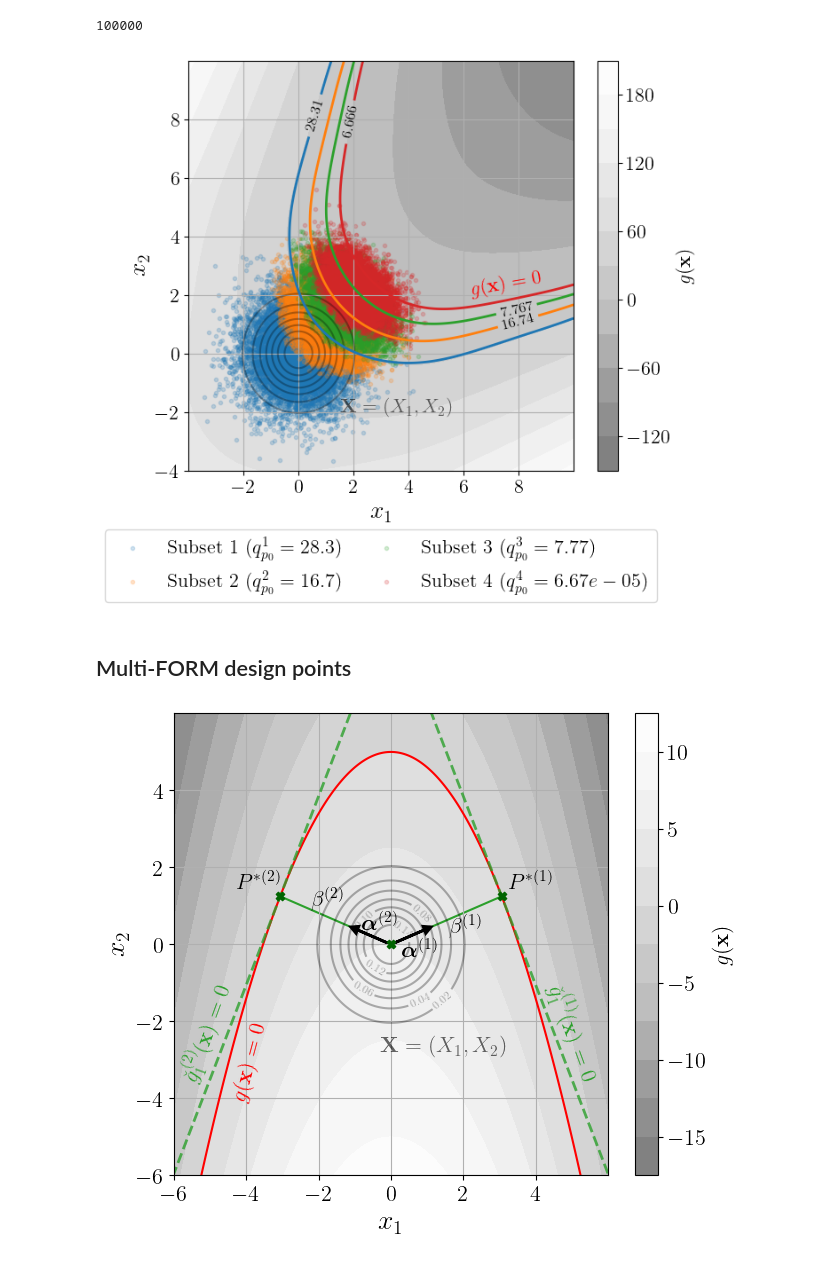
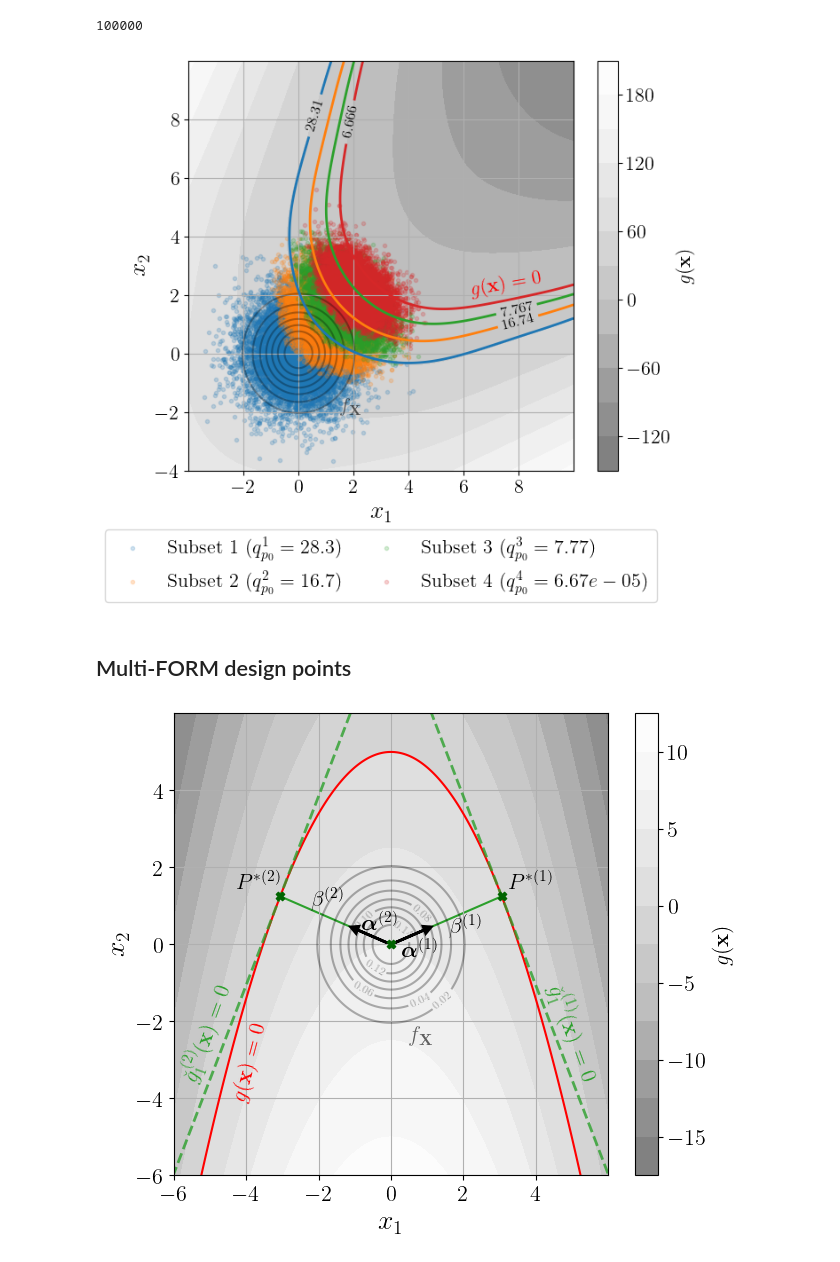
Before and after one commit to efekhari27/thesis, a Jupyter notebook: numerical_experiments/chapter1/reliability.ipynb, the cells around one changed output. Drawn from its saved outputs; the diff is of its cells as text; code cells hidden in the pictures.

```diff
--- a/numerical_experiments/chapter1/reliability.ipynb
+++ b/numerical_experiments/chapter1/reliability.ipynb
@@ -254,7 +255,7 @@ plt.xlim(-4, 10)
 plt.ylim(-4, 10)
 plt.xticks(range(-2, 10, 2))
 plt.yticks(range(-4, 10, 2))
-plt.text(1.5, -2, "$\\mathbf{X} = (X_1, X_2)$", fontsize=16, alpha=0.6)
+plt.text(1.5, -2, "$f_\\mathbf{X}$", fontsize=16, alpha=0.6)
 plt.text(6.2, 2., "$g(\\mathbf{x}) = 0$", fontsize=16, color='red', rotation=10)
 plt.grid()
 
@@ -262,7 +263,7 @@ plt.legend(bbox_to_anchor=(0.5, -0.12), loc='upper center', ncol=2, columnspacin
 #plt.savefig("figures/subset_4branch.pdf", bbox_inches='tight')
 plt.savefig("figures/reliability_SS_illustration.png", bbox_inches='tight', dpi=300);
 # %% [output]
-[figure, old version]
+[figure, new version]
 # %% [markdown]
 ## Multi-FORM design points
 # %%
@@ -299,32 +300,32 @@ d.draw_2D_controur(title="", function=g1, distribution=X, colorbar=faded_greys,
 contour = plt.contour(d.X0, d.X1, d.Z, levels=[threshold], colors='red')
 #plt.clabel(contour, inline=True, fontsize=12, colors='k')
 
 plt.scatter([0, u_star1[0], u_star2[0]], [0, u_star1[1], u_star2[1]], color='darkgreen', marker='X', zorder=3)
 plt.contour(d.X0, d.X1, linear_Z_1, [0.], colors='C2', alpha=0.8, linestyles="dashed", linewidths=2)
 plt.contour(d.X0, d.X1, linear_Z_2, [0.], colors='C2', alpha=0.8, linestyles="dashed", linewidths=2)
 
 plt.plot([0, u_star1[0]], [0, u_star1[1]], color="C2", zorder=1)
 plt.plot([0, u_star2[0]], [0, u_star2[1]], color="C2", zorder=1)
 plt.arrow(0, 0, u_star1[0] / beta, u_star1[1] / beta, head_width=0.2, head_length=0.2, fc='k', ec='k', linewidth=2, zorder=1)
 plt.arrow(0, 0, -u_star1[0] / beta, u_star1[1] / beta, head_width=0.2, head_length=0.2, fc='k', ec='k', linewidth=2, zorder=1)
 
-plt.text(-0.3, -2.8, "$\\mathbf{X} = (X_1, X_2)$", fontsize=16, alpha=0.6)
+plt.text(0.5, -2.5, "$f_\\mathbf{X}$", fontsize=16, alpha=0.6)
 plt.text(-4.5, -4., "$g(\\mathbf{x}) = 0$", fontsize=16, color='red', rotation=75)
 
 plt.text(4.2, -3.5, "$\\check{g}_1^{(1)}(\\mathbf{x}) = 0$", rotation=-70, color="C2")
 plt.text(-6, -3.5, "$\\check{g}_1^{(2)}(\\mathbf{x}) = 0$", rotation=70, color="C2")
 
 plt.text(u_star1[0] + 0.2, u_star1[1] + 0.2, "$P^{*(1)}$")
 plt.text(u_star2[0] - 1.2, u_star2[1] + 0.2, "$P^{*(2)}$")
 plt.text(0.3, -0.3, "$\\bm{\\alpha}^{(1)}$")
 plt.text(-0.8, 0.4, "$\\bm{\\alpha}^{(2)}$")
 
 plt.text(1.6, 0.3, "$\\beta^{(1)}$")
 plt.text(-2.2, 1, "$\\beta^{(2)}$")
 
 plt.grid()
 plt.xticks(range(-6, 6, 2))
 plt.yticks(range(-6, 6, 2))
 plt.savefig("figures/reliability_multiform.png", dpi=300, bbox_inches='tight');
 # %% [output]
-[figure, old version]
+[figure, new version]
```
Also changed, not shown: parts of 5 cells of this notebook, 49 other files.
